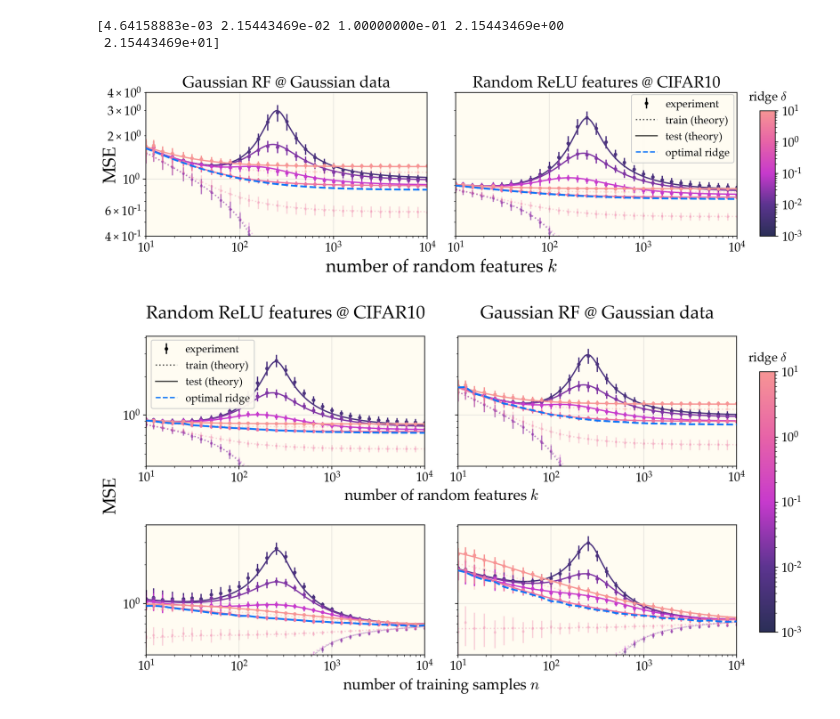
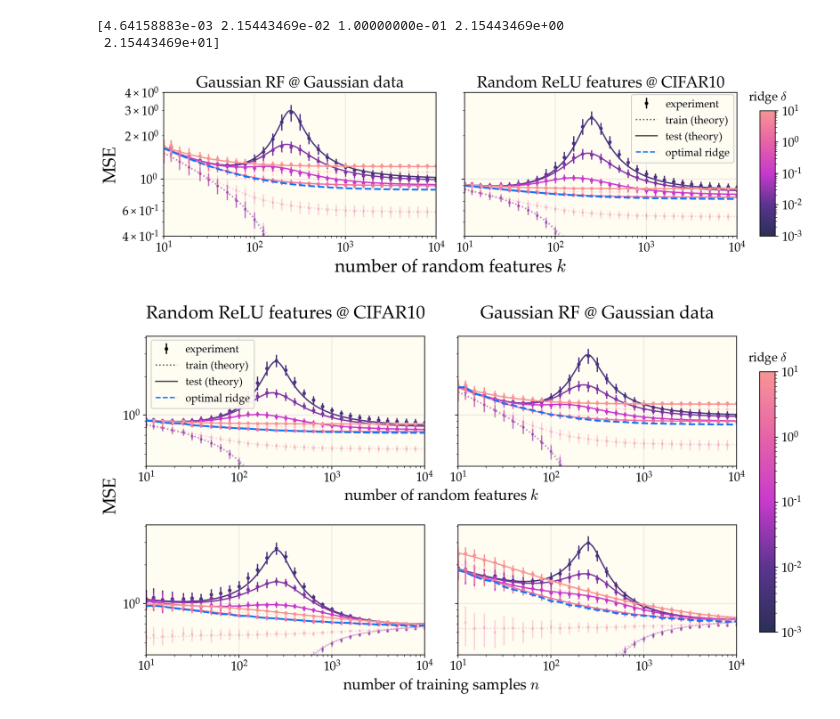
Before and after one commit to dkarkada/more-is-better, a Jupyter notebook: plots/plotting.ipynb, the cells around one changed output. Drawn from its saved outputs; the diff is of its cells as text; code cells hidden in the pictures.

Commit message:
updated plots

```diff
--- a/plots/plotting.ipynb
+++ b/plots/plotting.ipynb
@@ -188,42 +186,41 @@ for i, ax in enumerate(axes):
 
     ax.set_xlim(1e1, 1e4)
     ax.set_ylim(4e-1, 4e0)
-    ax.yaxis.set_major_locator(MaxNLocator(numticks=3))
     ax.set_axisbelow(True)
     ax.grid(alpha=0.3, zorder=-5)
 
 fig.add_subplot(111, frameon=False)
 # hide tick and tick label of the big axis
 plt.tick_params(labelcolor='none', which='both', top=False, bottom=False, left=False, right=False)
 plt.xlabel('number of random features $k$', size="x-large")
-plt.ylabel('MSE', size="x-large")
+plt.ylabel('MSE', size="x-large", labelpad=24)
 plt.tight_layout()
 fig.subplots_adjust(bottom=0, right=0.9)
 cbar_ax = fig.add_axes([0.93, 0.0, 0.02, 0.7])
 fig.colorbar(sm, cax=cbar_ax) # label the colorbar?
 cbar_ax.set_title("ridge $\delta$", pad=12, fontsize=14)
 
 line = Line2D([],[], ls='none', marker='.', markersize=6, color='k')
 barline = LineCollection(np.empty((2,2,2)), color='k')
 plt.figlegend(
     (
         ErrorbarContainer((line, [], [barline]), has_xerr=False, has_yerr=True),
         Line2D([0], [0], color='k', alpha=0.7, ls=':'),
         Line2D([0], [0], color='k', alpha=0.7, ls='-'),
         Line2D([0], [0], color='xkcd:deep sky blue', alpha=1, ls='--'),),
     (
         "experiment",
         "train (theory)",
         "test (theory)",
         "optimal ridge",),
     fontsize=12,
     bbox_to_anchor=(.903, .82),
     loc="upper right",
     framealpha=0.95,
 )
 plt.savefig("rf-n256.pdf", bbox_inches="tight")
 # %% [output]
-[figure, old version]
+[figure, new version]
 # %%
 colors = [get_color(i, 4) for i in range(5)]
 cmap = LinearSegmentedColormap.from_list('my_list', colors, N=256)
```
Also changed, not shown: parts of 1 cell of this notebook.
